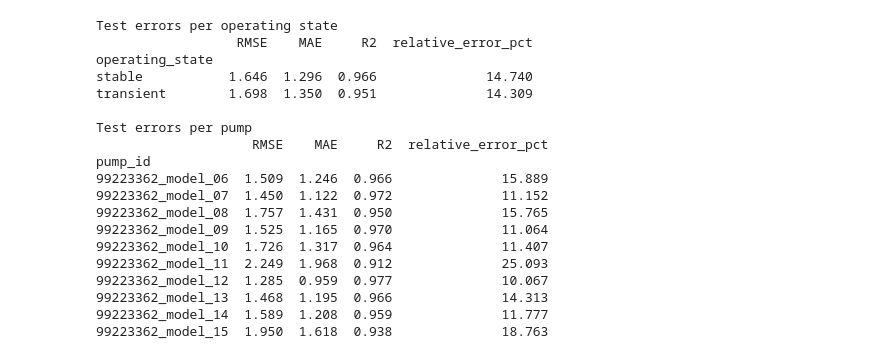
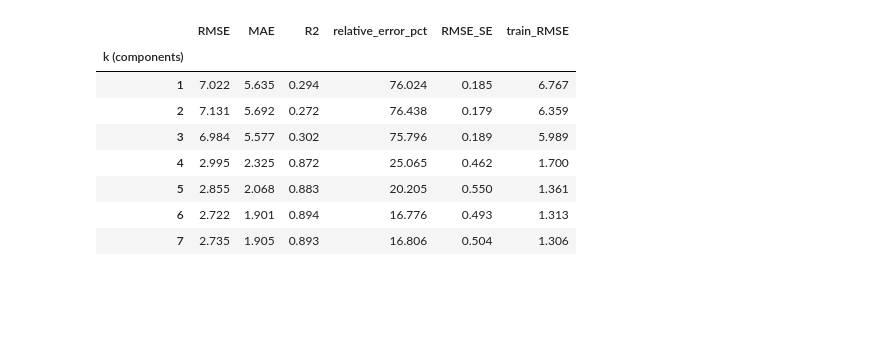
Before and after one commit to fedoandreea/machinelearningproject, a Jupyter notebook: notebooks/task3_case2.ipynb, the cells around one changed output. Cells and saved outputs as stored; diff of their text form; code cells hidden in the pictures; blank space fills up the shorter version.

```diff
--- a/notebooks/task3_case2.ipynb
+++ b/notebooks/task3_case2.ipynb
@@ -621,11 +640,10 @@ Tuning took 342 seconds
 # %%
-best_hyperparameters = tuning_table.iloc[0][["learning_rate", "max_iter", "max_leaf_nodes",
-                                             "min_samples_leaf"]].to_dict()
-best_hyperparameters = {"learning_rate": float(best_hyperparameters["learning_rate"]),
-                        "max_iter": int(best_hyperparameters["max_iter"]),
-                        "max_leaf_nodes": int(best_hyperparameters["max_leaf_nodes"]),
-                        "min_samples_leaf": int(best_hyperparameters["min_samples_leaf"])}
-print("Best hyperparameters:", best_hyperparameters)
-print("CV RMSE with them:", round(tuning_table.iloc[0]["RMSE"], 3),
-      "+/-", round(tuning_table.iloc[0]["RMSE_std_over_pumps"], 3), "(spread over held-out pumps)")
+chosen_version, best_version, threshold = one_standard_error_choice(state_results_table, list(state_versions))
+print(f"Lowest CV RMSE: {best_version}, one-SE threshold = {threshold:.3f}")
+print("Chosen by the one-standard-error rule:", chosen_version)
+
+use_separate_models = chosen_version.startswith("C")
+final_features = features_with_state if chosen_version.startswith("B") else features_without_state
+print("Use two separate models:", use_separate_models)
+print("Final features:", final_features)
 # %% [output]
@@ -674,34 +709,18 @@ Hyperparameters: {'learning_rate': 0.05, 'max_iter': 600, 'max_leaf_nodes': 63,
 # %%
-# Errors per operating state and per test pump
-test_data["predicted_flow"] = predicted_flow
-test_data["error"] = test_data[target_name] - test_data["predicted_flow"]
-
-per_state = test_data.groupby("operating_state").apply(
-    lambda rows: pd.Series(compute_errors(rows[target_name], rows["predicted_flow"])), include_groups=False)
-per_pump = test_data.groupby("pump_id").apply(
-    lambda rows: pd.Series(compute_errors(rows[target_name], rows["predicted_flow"])), include_groups=False)
-print("Test errors per operating state")
-print(per_state.round(3))
-print("\nTest errors per pump")
-print(per_pump.round(3))
+pca_results = {k: cv_summary(out_of_fold_predictions(make_boosting(pca_components=k), pca_features,
+                                                     split_by_state=use_separate_models))
+               for k in range(1, len(pca_features) + 1)}
+pca_results_table = pd.DataFrame(pca_results).T
+pca_results_table.index.name = "k (components)"
+pca_results_table.round(3)
 # %% [output]
-Test errors per operating state
-                  RMSE    MAE     R2  relative_error_pct
-operating_state
-stable           1.646  1.296  0.966              14.740
-transient        1.698  1.350  0.951              14.309
-
-Test errors per pump
-                    RMSE    MAE     R2  relative_error_pct
-pump_id
-99223362_model_06  1.509  1.246  0.966              15.889
-99223362_model_07  1.450  1.122  0.972              11.152
-99223362_model_08  1.757  1.431  0.950              15.765
-99223362_model_09  1.525  1.165  0.970              11.064
-99223362_model_10  1.726  1.317  0.964              11.407
-99223362_model_11  2.249  1.968  0.912              25.093
-99223362_model_12  1.285  0.959  0.977              10.067
-99223362_model_13  1.468  1.195  0.966              14.313
-99223362_model_14  1.589  1.208  0.959              11.777
-99223362_model_15  1.950  1.618  0.938              18.763
+|  | RMSE | MAE | R2 | relative_error_pct | RMSE_SE | train_RMSE |
+| k (components) |  |  |  |  |  |  |
+| 1 | 7.022 | 5.635 | 0.294 | 76.024 | 0.185 | 6.767 |
+| 2 | 7.131 | 5.692 | 0.272 | 76.438 | 0.179 | 6.359 |
+| 3 | 6.984 | 5.577 | 0.302 | 75.796 | 0.189 | 5.989 |
+| 4 | 2.995 | 2.325 | 0.872 | 25.065 | 0.462 | 1.700 |
+| 5 | 2.855 | 2.068 | 0.883 | 20.205 | 0.550 | 1.361 |
+| 6 | 2.722 | 1.901 | 0.894 | 16.776 | 0.493 | 1.313 |
+| 7 | 2.735 | 1.905 | 0.893 | 16.806 | 0.504 | 1.306 |
 # %%
```
Also changed, not shown: parts of 66 cells of this notebook, 3 other files.
